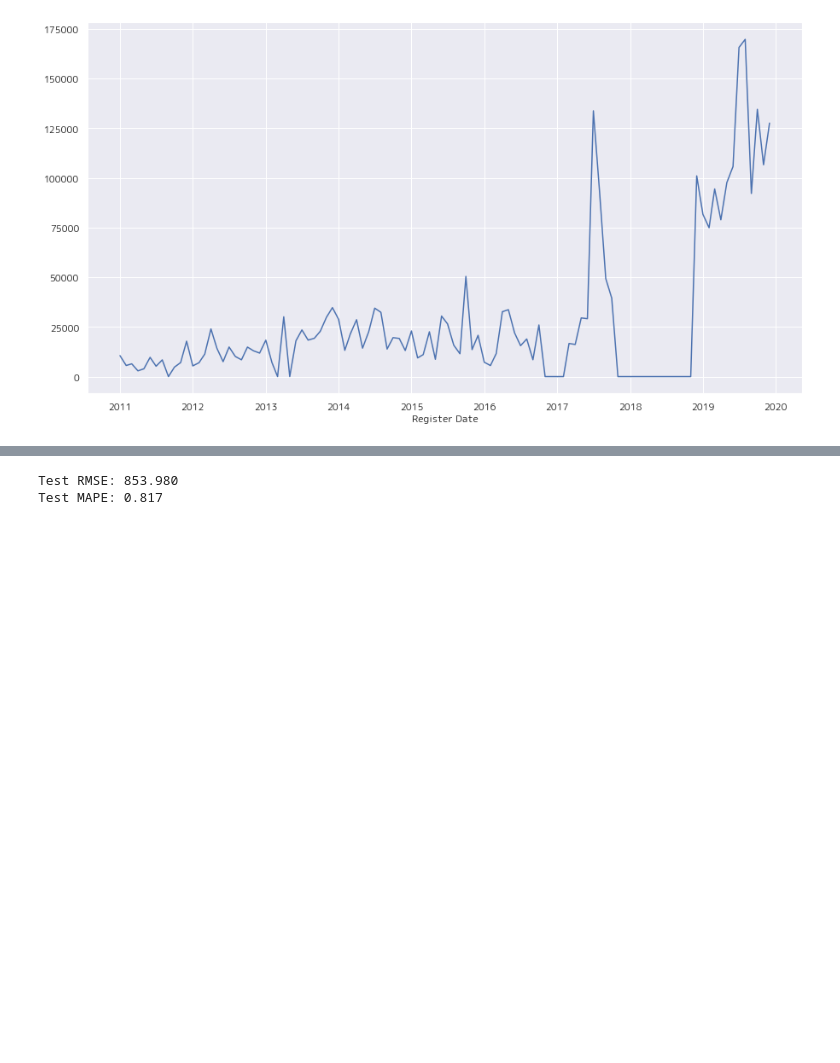
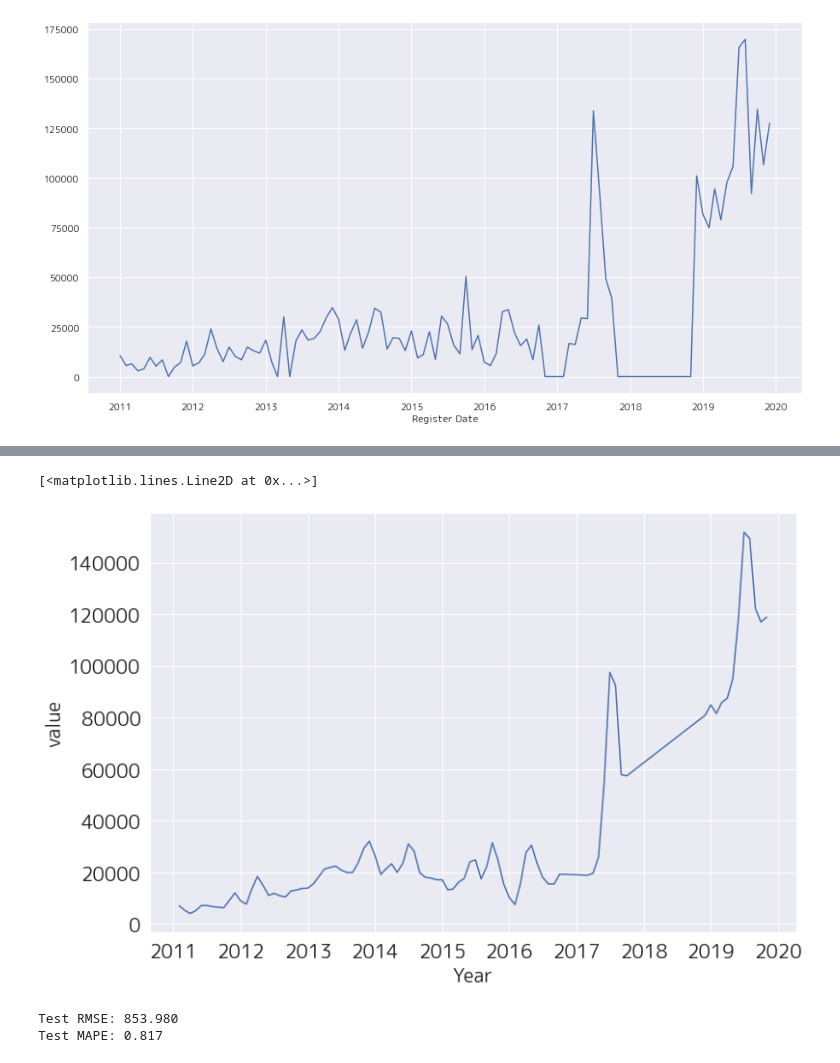
Before and after one commit to vutuanlinh2661998/KAIHO, a Jupyter notebook: GTO_Prediction_TOYOTA_1NZ.ipynb, the cells around one changed output, grey strips where cells are left out. Saved outputs shown, nothing was run; the diff lists cells and outputs as text; code cells hidden in the pictures; blank space fills up the shorter version.

```diff
--- a/GTO_Prediction_TOYOTA_1NZ.ipynb
+++ b/GTO_Prediction_TOYOTA_1NZ.ipynb
@@ -449,4 +448,15 @@ max      20042.000000
 dtype: float64
+# %%
+decomposition = seasonal_decompose(em_series_month, model='additive',period = 2)
+plt.figure(figsize=(12,8))
+plt.xticks(fontsize = 20, rotation = 0)
+plt.yticks(fontsize = 20, rotation = 0)
+plt.xlabel('Year',fontsize = 20)
+plt.ylabel('value',fontsize = 20)
+plt.plot(decomposition.trend)
+# %% [output]
+[<matplotlib.lines.Line2D at 0x...>]
+[figure, added]
 # %%
 def series_to_supervised(data, n_in=4, n_out=1, dropnan=True):
 	n_vars = 1 if type(data) is list else data.shape[1]
```
Also changed, not shown: parts of 4 cells of this notebook, 2 other files.
